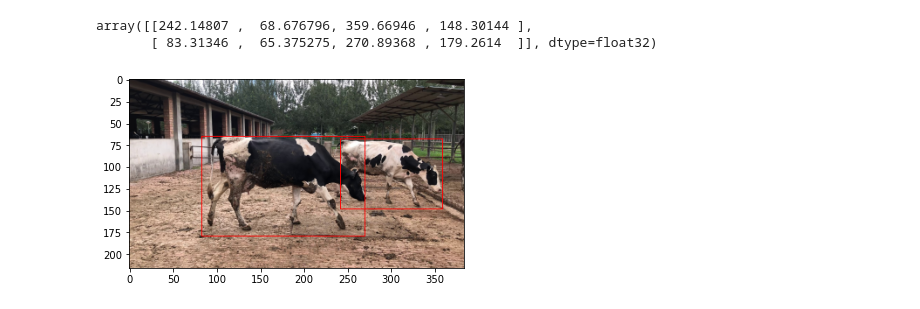
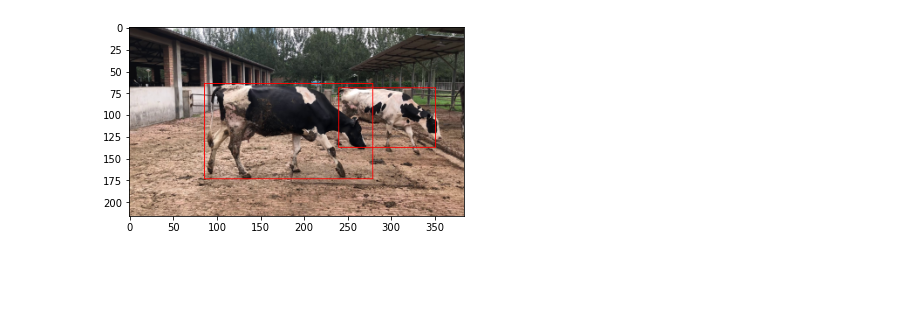
Before and after one commit to jay-chakalasiya/cattle_detection, a Jupyter notebook: Models.ipynb, the cells around one changed output. Cells and saved outputs as stored; diff of their text form; code cells hidden in the pictures; blank space fills up the shorter version.

```diff
--- a/Models.ipynb
+++ b/Models.ipynb
@@ -36,6 +48,4 @@ array([[ 65.74027 ,  68.68512 , 153.7113  , 148.12845 ],
 # %%
-CD.infer_from_binaries(30, plot=True)
+CD.infer_from_binaries(30, plot=True, return_boxes=False)
 # %% [output]
-array([[242.14807 ,  68.676796, 359.66946 , 148.30144 ],
-       [ 83.31346 ,  65.375275, 270.89368 , 179.2614  ]], dtype=float32)
-[figure, old version]
+[figure, new version]
```
Also changed, not shown: parts of 14 cells of this notebook, 2 other files.
